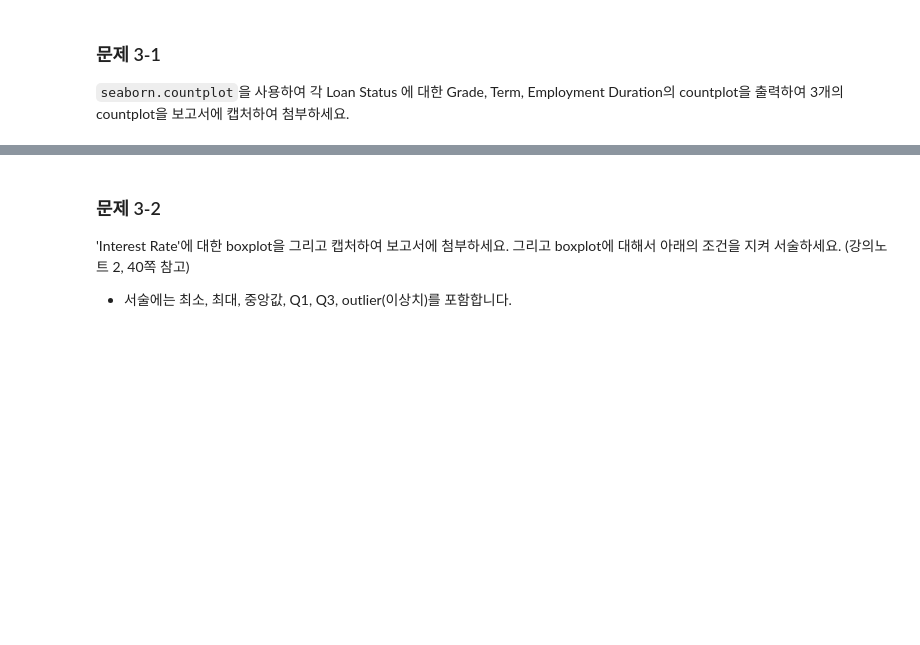
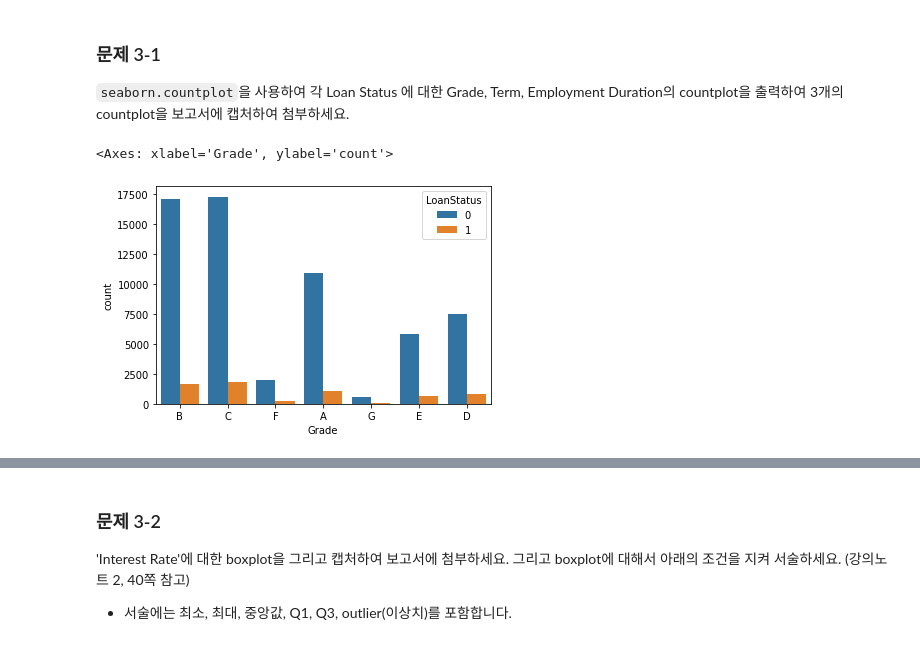
Before and after one commit to ajou20658/2023S-Ajou-ML, a Jupyter notebook: 23_1_HW1.ipynb, the cells around one changed output, grey strips where cells are left out. Saved outputs shown, nothing was run; the diff lists cells and outputs as text; code cells hidden in the pictures; blank space fills up the shorter version.

````diff
--- a/23_1_HW1.ipynb
+++ b/23_1_HW1.ipynb
@@ -247,0 +229,11 @@ Index(['ID', 'Loan Amount', 'Funded Amount', 'Funded Amount Investor', 'Term',
+# %%
+# ### 문제 1-2 ###
+# arr=[]
+# for i in data.columns:
+#   if data.nunique()[i]==1:
+#     arr.append(i)
+a=data.nunique()
+
+data.drop(a[a==1].index,axis=1,inplace=True)
+# ################
+print(data.columns)
@@ -250,7 +255,8 @@ Index(['ID', 'Loan Amount', 'Funded Amount', 'Funded Amount Investor', 'Term',
 DataFrame data의 feature 이름에는 feature의 이름을 이루는 단어가 두 단어 이상인 경우, 공백이 포함되어 있습니다. feature 이름에 공백을 없애는 코드를 작성하고 data.columns를 실행하여 그 결과를 보고서에 첨부하세요.
 # %%
 ### 문제 1-3 ###
-
+a=data.columns
+data.columns=a.str.replace(' ','',)
 ################
 print(data.columns)
 # %% [output]
@@ -299,5 +319,10 @@ print(numerical)
 ```seaborn.countplot```을 사용하여 각 Loan Status 에 대한 Grade, Term, Employment Duration의 countplot을 출력하여 3개의 countplot을 보고서에 캡처하여 첨부하세요.
 # %%
 # Loan Status에 대한 Grade의 countplot 작성
+# print(data['Grade'])
+sns.countplot(x='Grade',hue='LoanStatus',data=data)
+# %% [output]
+<Axes: xlabel='Grade', ylabel='count'>
+[figure, added]
 # %%
 # Loan Status에 대한 Term의 countplot 작성
````
Also changed, not shown: parts of 15 cells of this notebook.
